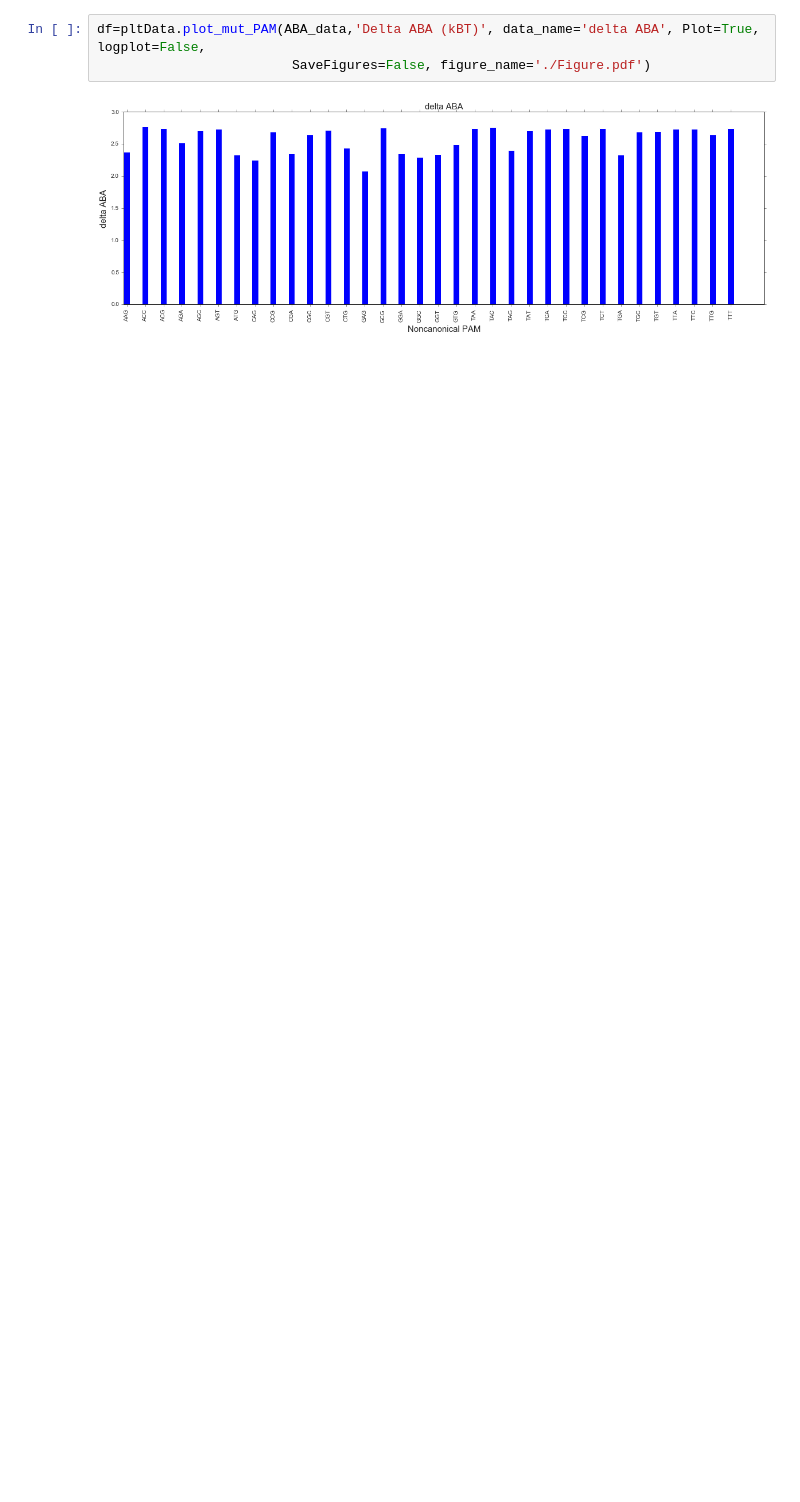
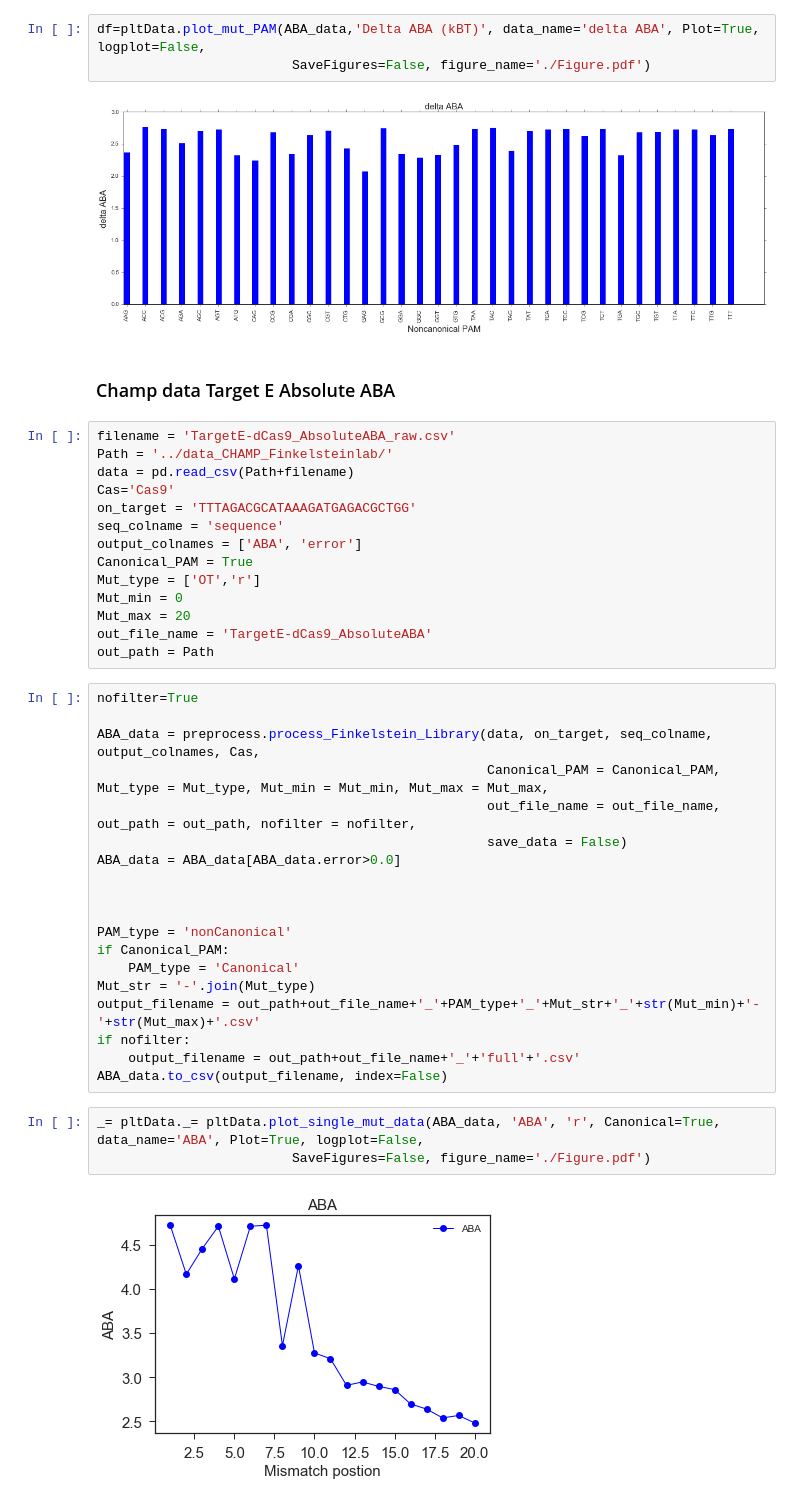
Before and after one commit to martin-depken/Energy-Landscape, a Jupyter notebook: code_general_Finkelsteinlab/Test_Process_SeqLibrary_Finkelsteinlab.ipynb, the cells around one changed output. Cells and saved outputs as stored; diff of their text form; blank space fills up the shorter version.

Commit message:
Absolute ABA added.

```diff
--- a/code_general_Finkelsteinlab/Test_Process_SeqLibrary_Finkelsteinlab.ipynb
+++ b/code_general_Finkelsteinlab/Test_Process_SeqLibrary_Finkelsteinlab.ipynb
@@ -130,3 +130,43 @@ df=pltData.plot_mut_PAM(ABA_data,'Delta ABA (kBT)', data_name='delta ABA', Plot=
                          SaveFigures=False, figure_name='./Figure.pdf')
 # %% [output]
 [figure]
+# %% [markdown]
+### Champ data Target E Absolute ABA
+# %%
+filename = 'TargetE-dCas9_AbsoluteABA_raw.csv'
+Path = '../data_CHAMP_Finkelsteinlab/'
+data = pd.read_csv(Path+filename)
+Cas='Cas9'
+on_target = 'TTTAGACGCATAAAGATGAGACGCTGG'
+seq_colname = 'sequence'
+output_colnames = ['ABA', 'error']
+Canonical_PAM = True
+Mut_type = ['OT','r']
+Mut_min = 0
+Mut_max = 20
+out_file_name = 'TargetE-dCas9_AbsoluteABA'
+out_path = Path
+# %%
+nofilter=True
+
+ABA_data = preprocess.process_Finkelstein_Library(data, on_target, seq_colname, output_colnames, Cas,
+                                                  Canonical_PAM = Canonical_PAM, Mut_type = Mut_type, Mut_min = Mut_min, Mut_max = Mut_max,
+                                                  out_file_name = out_file_name, out_path = out_path, nofilter = nofilter,
+                                                  save_data = False)
+ABA_data = ABA_data[ABA_data.error>0.0]
+
+
+
+PAM_type = 'nonCanonical'
+if Canonical_PAM:
+    PAM_type = 'Canonical'
+Mut_str = '-'.join(Mut_type)
+output_filename = out_path+out_file_name+'_'+PAM_type+'_'+Mut_str+'_'+str(Mut_min)+'-'+str(Mut_max)+'.csv'
+if nofilter:
+    output_filename = out_path+out_file_name+'_'+'full'+'.csv'
+ABA_data.to_csv(output_filename, index=False)
+# %%
+_= pltData._= pltData.plot_single_mut_data(ABA_data, 'ABA', 'r', Canonical=True, data_name='ABA', Plot=True, logplot=False,
+                         SaveFigures=False, figure_name='./Figure.pdf')
+# %% [output]
+[figure, added]
```
Also changed, not shown: parts of 4 cells of this notebook.
